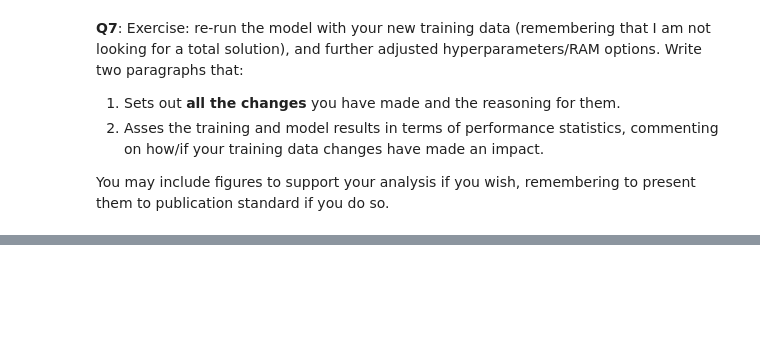
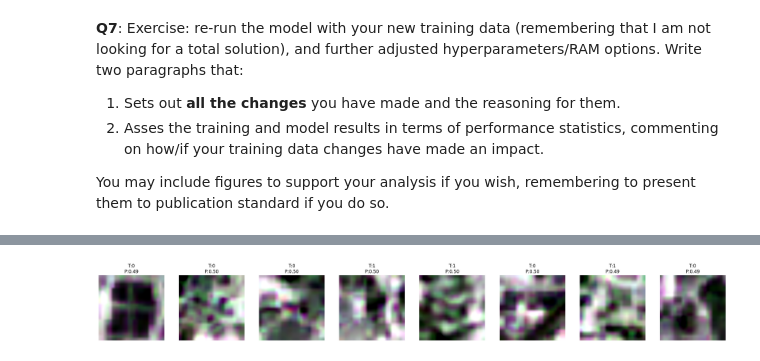
Before and after one commit to rata-lomax/SatelliteDataAI-UOA, a Jupyter notebook: Lab-Notebooks/761_Lab4.ipynb, the cells around one changed output, grey strips where cells are left out. Drawn from its saved outputs; the diff is of its cells as text; code cells hidden in the pictures; blank space fills up the shorter version.

```diff
--- a/Lab-Notebooks/761_Lab4.ipynb
+++ b/Lab-Notebooks/761_Lab4.ipynb
@@ -492,0 +945,23 @@ You may include figures to support your analysis if you wish, remembering to pre
+# %%
+def stretch_per_channel(img):
+    img = img.astype(np.float32)
+    out = np.zeros_like(img)
+    for c in range(img.shape[-1]):
+        p2, p98 = np.percentile(img[..., c], (2, 98))
+        out[..., c] = np.clip((img[..., c] - p2) / (p98 - p2 + 1e-6), 0, 1)
+    return out
+
+for X, Y_true in val_ds.take(1):
+    Y_pred = model_balanced.predict(X, verbose=0)
+    n = min(8, X.shape[0])
+    fig, axes = plt.subplots(1, n, figsize=(n*3, 3))
+    for i in range(n):
+        img = stretch_per_channel(X[i].numpy())
+        axes[i].imshow(img)
+        axes[i].set_title(f"T:{int(Y_true[i].numpy())}\nP:{Y_pred[i,0]:.2f}")
+        axes[i].axis("off")
+    plt.tight_layout()
+    plt.savefig("q7_prediction_grid.png", dpi=200, bbox_inches="tight")
+    plt.show()
+# %% [output]
+[figure, added]
```
Also changed, not shown: parts of 16 cells of this notebook.
